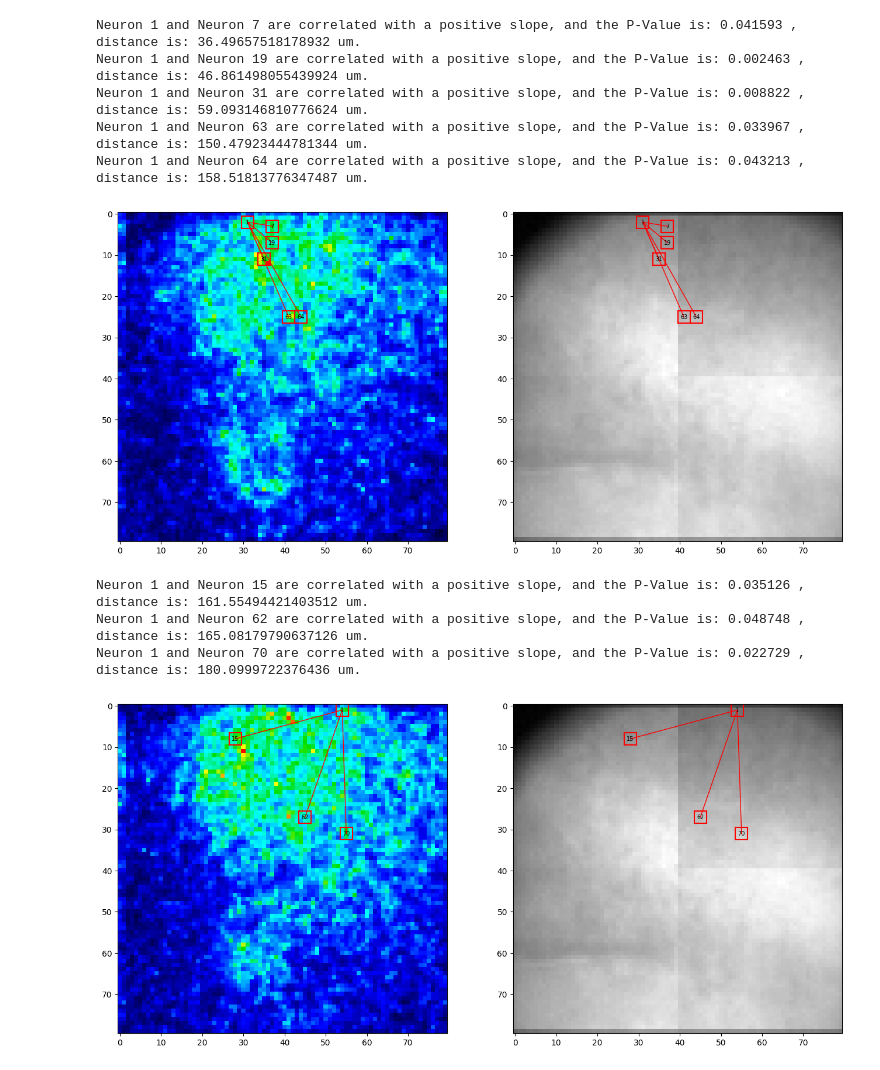
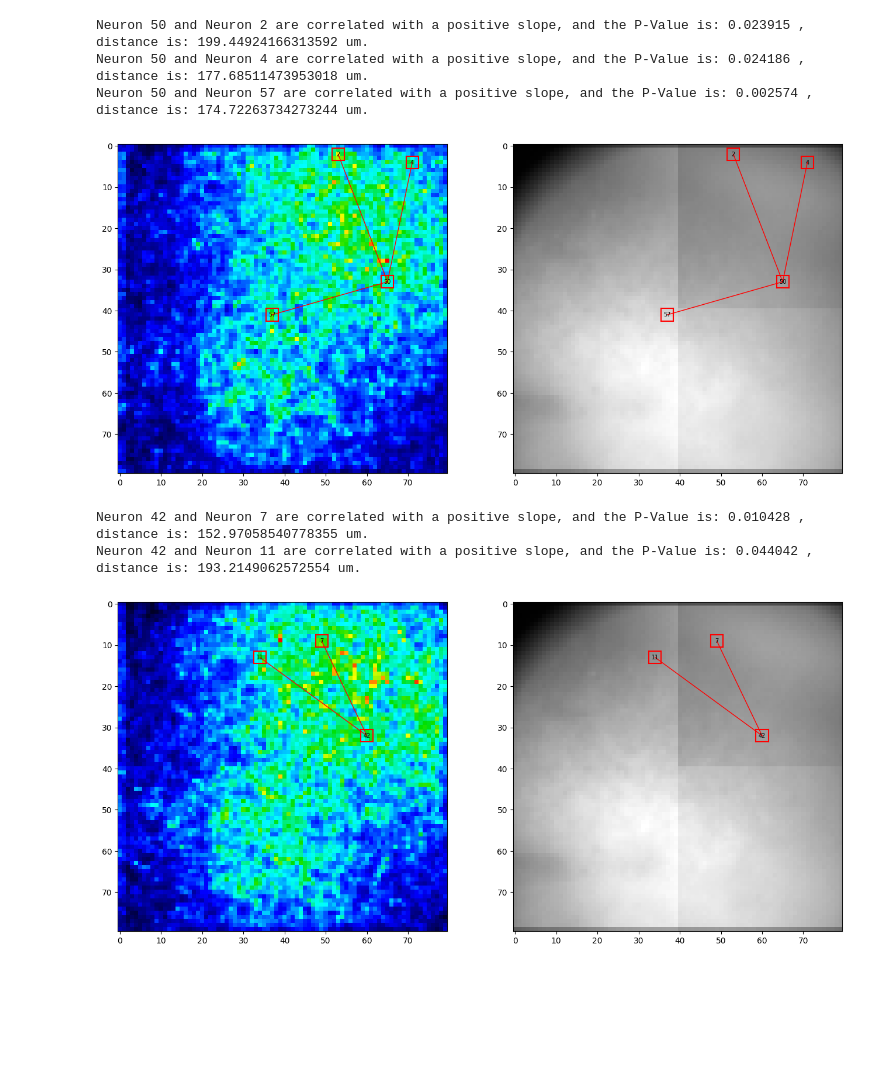
Before and after one commit to TianchengXu0420/ZDA_Adventure, a Jupyter notebook: 3x3Comparison.ipynb, the cells around one changed output. Drawn from its saved outputs; the diff is of its cells as text; code cells hidden in the pictures; blank space fills up the shorter version.

```diff
--- a/3x3Comparison.ipynb
+++ b/3x3Comparison.ipynb
@@ -106,7 +135,7 @@ candidates_1 = identify.select_non_overlap(candidates=candidates_1, snr_map=snr_
 candidates_1 = sorted(candidates_1, key=lambda x: (x[0], x[1]))
 # %%
 # Single Cell Identification for Data #2.
-candidates_2 = identify.candidates(Data_ave=Data_ave_2, cutoff=90, startPt=startPt, numPt=numPt)
+candidates_2 = identify.candidates(Data_ave=Data_ave_2, cutoff=95, startPt=startPt, numPt=numPt)
 candidates_2 = identify.select_non_overlap(candidates=candidates_2, snr_map=snr_map_2)
 candidates_2 = sorted(candidates_2, key=lambda x: (x[0], x[1]))
 # %%
@@ -233,7 +318,9 @@ plt.subplots(1, 2, figsize=(16,8))
 ax1 = plt.subplot(1, 2, 1)
 ax2 = plt.subplot(1, 2, 2)
 ax1.imshow(snr_map_1 / np.max(snr_map_1), vmin=0, vmax=1, cmap=maps.colorbar())
+ax1.scatter(evoke_1[1], evoke_1[0], color='red', s=100, marker='*')
 ax2.imshow(rli_1, cmap='gray')
+ax2.scatter(evoke_1[1], evoke_1[0], color='red', s=100, marker='*')
 
 for i, coor in enumerate(index_1):
 
@@ -270,7 +357,7 @@ for i in range(length_1):
             data_tem.append(Data_1[j, coor[0], coor[1], :])
         data_tem = np.array(data_tem)
         Trace = np.mean(data_tem, axis=0)
-        latency_1[i][j] = maps.Half_Amp_Latency(Trace=Trace, startPt=startPt, numPt=numPt)
+        latency_1[i][j] = maps.Max_Amp_Latency(Trace=Trace, startPt=startPt, numPt=numPt)
 
 for i in range(length_1-1):
     for j in range(i+1, length_1):
@@ -327,7 +414,9 @@ plt.subplots(1, 2, figsize=(16,8))
 ax1 = plt.subplot(1, 2, 1)
 ax2 = plt.subplot(1, 2, 2)
 ax1.imshow(snr_map_2 / np.max(snr_map_2), vmin=0, vmax=1, cmap=maps.colorbar())
+ax1.scatter(evoke_2[1], evoke_2[0], color='red', s=100, marker='*')
 ax2.imshow(rli_2, cmap='gray')
+ax2.scatter(evoke_2[1], evoke_2[0], color='red', s=100, marker='*')
 
 for i, coor in enumerate(index_2):
 
@@ -364,7 +453,7 @@ for i in range(length_2):
             data_tem.append(Data_2[j, coor[0], coor[1], :])
         data_tem = np.array(data_tem)
         Trace = np.mean(data_tem, axis=0)
-        latency_2[i][j] = maps.Half_Amp_Latency(Trace=Trace, startPt=startPt, numPt=numPt)
+        latency_2[i][j] = maps.Max_Amp_Latency(Trace=Trace, startPt=startPt, numPt=numPt)
 
 for i in range(length_2-1):
     for j in range(i+1, length_2):
@@ -413,5 +502,5 @@ np.float64(3.955056179775281)
 # %%
-neuro_label_1 = 1
+neuro_label_1 = 50
 
 plt.subplots(1, 2, figsize=(16,8))
 ax1 = plt.subplot(1, 2, 1)
@@ -473,14 +562,12 @@ for i in range(length_1):
 
 plt.show()
 # %% [output]
-Neuron 1 and Neuron 7 are correlated with a positive slope, and the P-Value is: 0.041593 , distance is: 36.49657518178932 um.
-Neuron 1 and Neuron 19 are correlated with a positive slope, and the P-Value is: 0.002463 , distance is: 46.861498055439924 um.
-Neuron 1 and Neuron 31 are correlated with a positive slope, and the P-Value is: 0.008822 , distance is: 59.093146810776624 um.
-Neuron 1 and Neuron 63 are correlated with a positive slope, and the P-Value is: 0.033967 , distance is: 150.47923444781344 um.
-Neuron 1 and Neuron 64 are correlated with a positive slope, and the P-Value is: 0.043213 , distance is: 158.51813776347487 um.
+Neuron 50 and Neuron 2 are correlated with a positive slope, and the P-Value is: 0.023915 , distance is: 199.44924166313592 um.
+Neuron 50 and Neuron 4 are correlated with a positive slope, and the P-Value is: 0.024186 , distance is: 177.68511473953018 um.
+Neuron 50 and Neuron 57 are correlated with a positive slope, and the P-Value is: 0.002574 , distance is: 174.72263734273244 um.
-[figure, old version]
+[figure, new version]
 # %%
-neuro_label_2 = 1
+neuro_label_2 = 42
 
 plt.subplots(1, 2, figsize=(16,8))
 ax1 = plt.subplot(1, 2, 1)
@@ -514,34 +601,33 @@ for i in range(length_2):
         Slope, _, _, pValue, _ = linregress(latency_2[i], latency_2[neuro_label_2-1])
 
         if pValue <=0.05 and Slope > 0:
             count = count + 1
             print('Neuron', neuro_label_2, 'and Neuron', i+1, 'are correlated with a positive slope, and the P-Value is:', np.round(pValue, 6), ', distance is:', dist, 'um.')
             loc_1 = index_2[i]
             loc_2 = index_2[neuro_label_2-1]
 
             ax1.plot([loc_1[1], loc_2[1]], [loc_1[0], loc_2[0]], color='red', linewidth=1)
             ax2.plot([loc_1[1], loc_2[1]], [loc_1[0], loc_2[0]], color='red', linewidth=1)
 
             top = loc_1[1] - 1.5
             bottom = loc_1[1] + 1.5
             left = loc_1[0] - 1.5
             right = loc_1[0] + 1.5
 
             ax1.plot([top, top], [left, right], color=color, linewidth=linewidth)
             ax1.plot([bottom, bottom], [left, right], color=color, linewidth=linewidth)
             ax1.plot([top, bottom], [left, left], color=color, linewidth=linewidth)
             ax1.plot([top, bottom], [right, right], color=color, linewidth=linewidth)
             ax1.annotate(str(i+1), xy=(loc_1[1], loc_1[0]), ha='center', va='center', fontsize=7, color='black')
 
             ax2.plot([top, top], [left, right], color=color, linewidth=linewidth)
             ax2.plot([bottom, bottom], [left, right], color=color, linewidth=linewidth)
             ax2.plot([top, bottom], [left, left], color=color, linewidth=linewidth)
             ax2.plot([top, bottom], [right, right], color=color, linewidth=linewidth)
             ax2.annotate(str(i+1), xy=(loc_1[1], loc_1[0]), ha='center', va='center', fontsize=7, color='black')
 
 plt.show()
 # %% [output]
-Neuron 1 and Neuron 15 are correlated with a positive slope, and the P-Value is: 0.035126 , distance is: 161.55494421403512 um.
-Neuron 1 and Neuron 62 are correlated with a positive slope, and the P-Value is: 0.048748 , distance is: 165.08179790637126 um.
-Neuron 1 and Neuron 70 are correlated with a positive slope, and the P-Value is: 0.022729 , distance is: 180.0999722376436 um.
+Neuron 42 and Neuron 7 are correlated with a positive slope, and the P-Value is: 0.010428 , distance is: 152.97058540778355 um.
+Neuron 42 and Neuron 11 are correlated with a positive slope, and the P-Value is: 0.044042 , distance is: 193.2149062572554 um.
-[figure, old version]
+[figure, new version]
```
Also changed, not shown: parts of 19 cells of this notebook.
